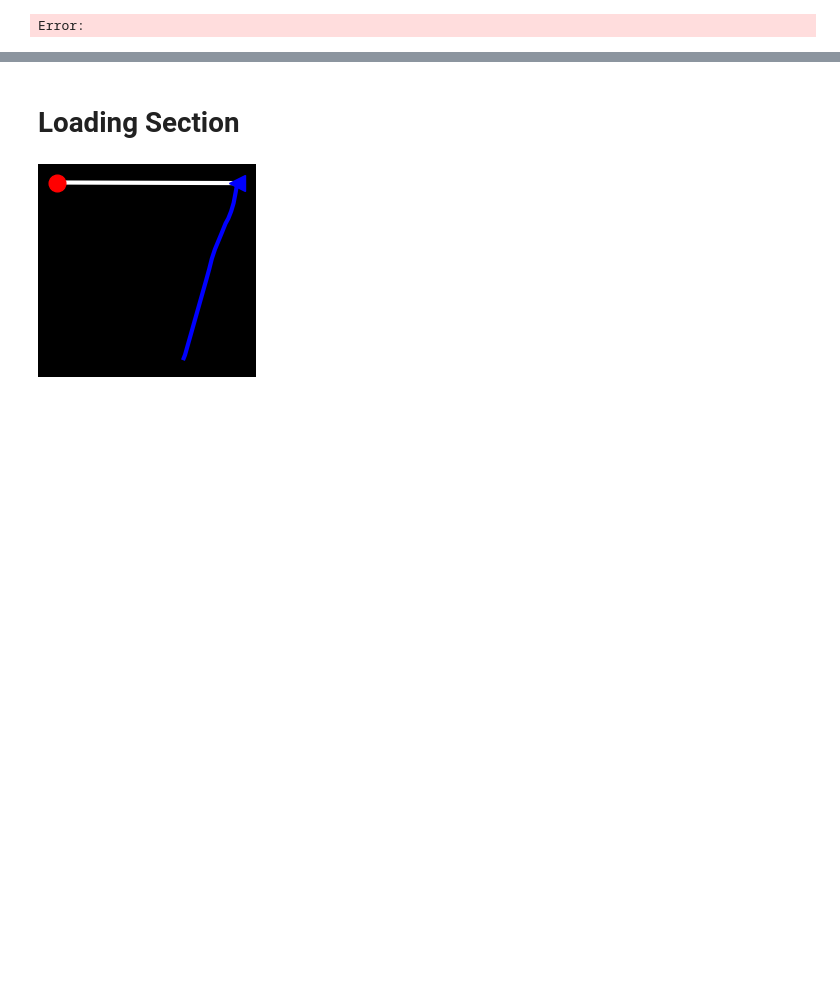
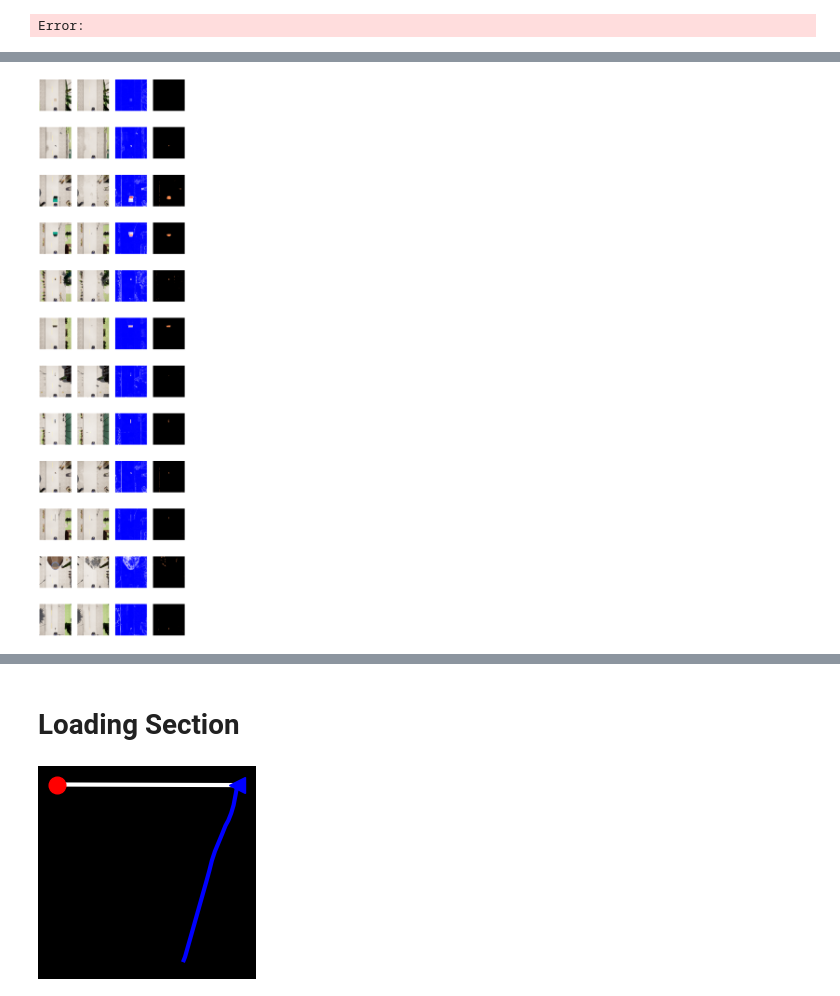
Before and after one commit to MoritzNekolla/AE_Anomaly_Detection, a Jupyter notebook: Image_sampling.ipynb, the cells around one changed output, grey strips where cells are left out. Drawn from its saved outputs; the diff is of its cells as text; code cells hidden in the pictures; blank space fills up the shorter version.

```diff
--- a/Image_sampling.ipynb
+++ b/Image_sampling.ipynb
@@ -60,4 +71,6 @@ Error:
 device = torch.device("cuda" if torch.cuda.is_available() else "cpu")
 ae_model = AutoEncoder()
 path = "py_scripts/model.pt"
-eval = Evaluater(ae_model, device, path)
+ae_model.to(device)
+ae_model.load_state_dict(torch.load(path))
+eval = Evaluater(ae_model, device)
@@ -66,22 +99,27 @@ images = Sampler.load_Images("anomayl_samples/").astype("float32") / 255
 # %%
-fig, axe = plt.subplots(len(images), 3, figsize=(12, len(images)*4), dpi=100)
+fig, axe = plt.subplots(len(images), 4, figsize=(12, len(images)*4), dpi=100)
 for x in range(len(images)):
     img = images[x]
     gt, out = eval.predict(img)
+    hm = eval.getHeatMap(img)
     dt = eval.getColoredDetectionMap(img)
     # gt = (gt).astype("uint8")
     # out = (out).astype("uint8")
     # dt = (dt).astype("uint8")
 
 
     axe[x,0].imshow(gt)
     axe[x,0].axis('off')
     axe[x,1].imshow(out)
     axe[x,1].axis('off')
-    axe[x,2].imshow(dt)
+    axe[x,2].imshow(hm)
     axe[x,2].axis('off')
+    axe[x,3].imshow(dt)
+    axe[x,3].axis('off')
 
 # plt.tight_layout()
 plt.show()
 # plt.axes("off")
+# %% [output]
+[figure, added]
 # %%
```
Also changed, not shown: parts of 9 cells of this notebook, 9 other files.
